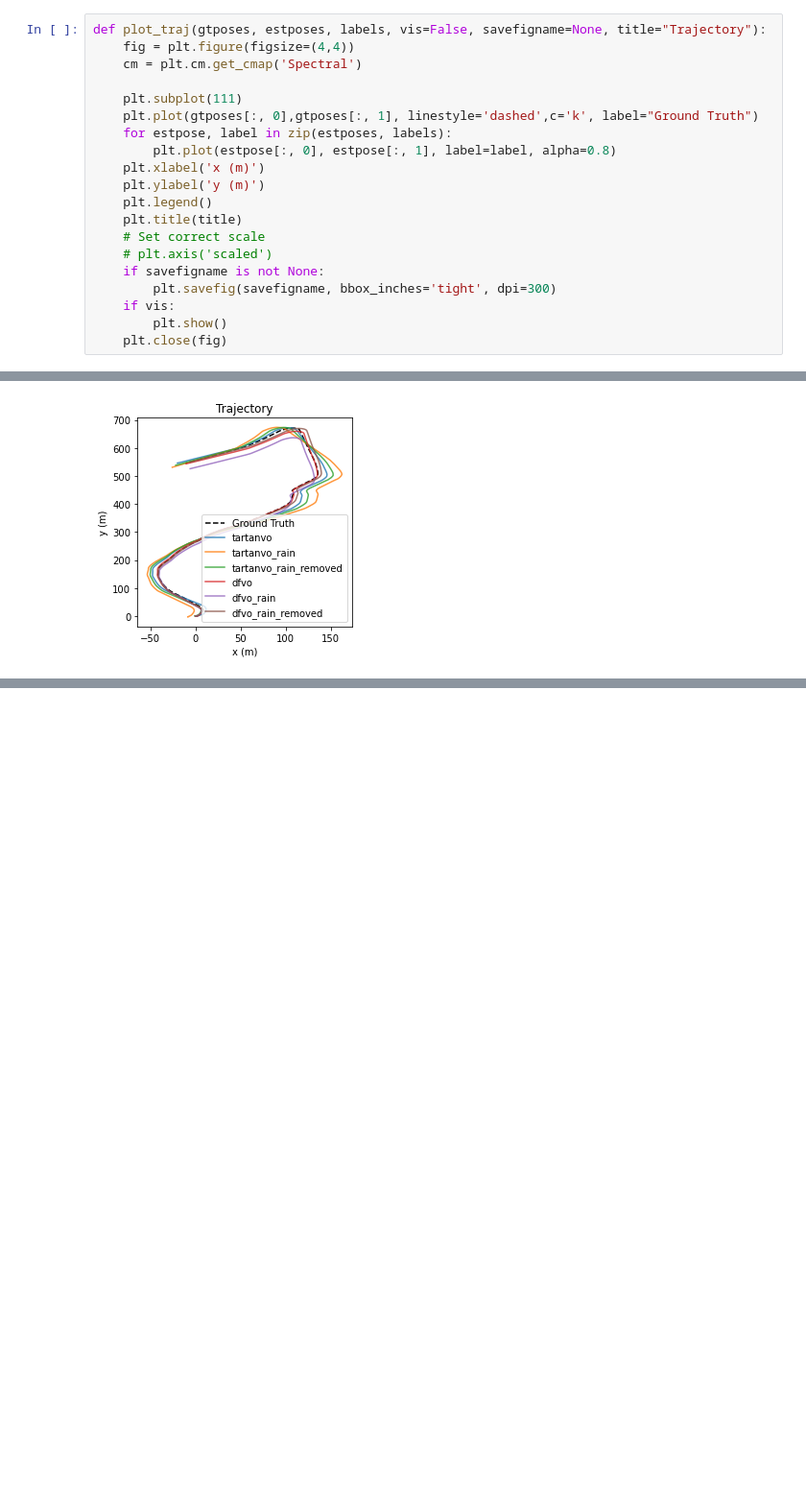
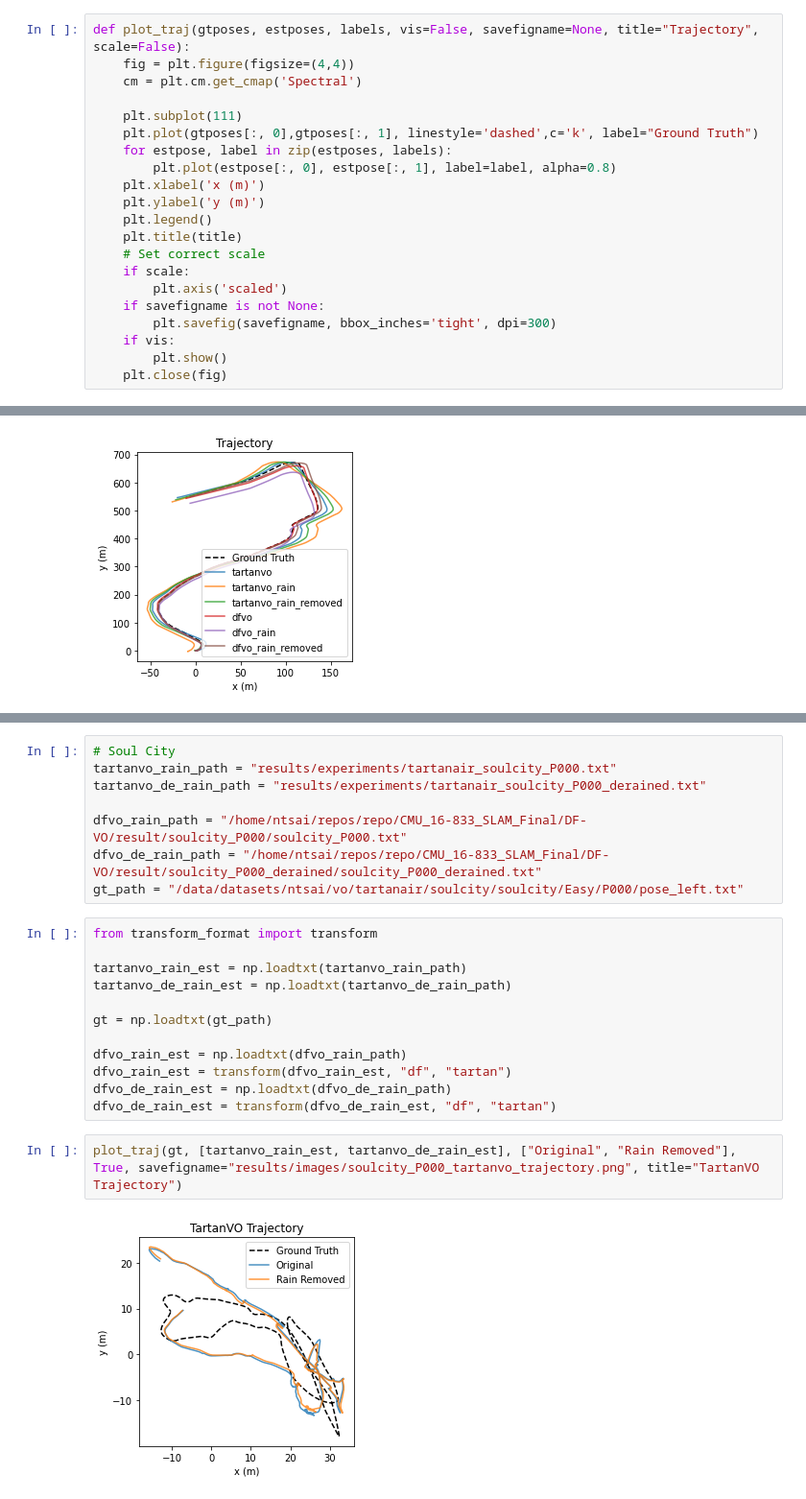
Before and after one commit to ztonege/CMU_16-833_SLAM_Final, a Jupyter notebook: TartanVO/plot_and_evaluate.ipynb, the cells around one changed output, grey strips where cells are left out. Shown at 96% size. Cells and saved outputs as stored; diff of their text form; blank space fills up the shorter version.

Commit message:
plot soulcity/endofworld

```diff
--- a/TartanVO/plot_and_evaluate.ipynb
+++ b/TartanVO/plot_and_evaluate.ipynb
@@ -10,7 +10,7 @@ dfvo_rain_path = "/home/ntsai/repos/DF-VO/result/kitti_10_rain/10_rain.txt"
 dfvo_de_rain_path = "/home/ntsai/repos/DF-VO/result/kitti_10_rain_removed/10_rain_removed.txt"
 gt_path = "data/KITTI_10/10.txt"
 # %%
-def plot_traj(gtposes, estposes, labels, vis=False, savefigname=None, title="Trajectory"):
+def plot_traj(gtposes, estposes, labels, vis=False, savefigname=None, title="Trajectory", scale=False):
     fig = plt.figure(figsize=(4,4))
     cm = plt.cm.get_cmap('Spectral')
 
@@ -23,7 +23,8 @@ def plot_traj(gtposes, estposes, labels, vis=False, savefigname=None, title="Tra
     plt.legend()
     plt.title(title)
     # Set correct scale
-    # plt.axis('scaled')
+    if scale:
+        plt.axis('scaled')
     if savefigname is not None:
         plt.savefig(savefigname, bbox_inches='tight', dpi=300)
     if vis:
@@ -67,3 +66,27 @@ for est_poses, name in zip([tartanvo_est, tartanvo_rain_est, tartanvo_de_rain_es
     evaluator = TartanAirEvaluator()
     results = evaluator.evaluate_one_trajectory(gt, est_poses, scale=False, kittitype=True)
     print("==> ATE: %.4f,\t KITTI-R/t: %.4f, %.4f" %(results['ate_score'], results['kitti_score'][0], results['kitti_score'][1]))
+# %%
+# Soul City
+tartanvo_rain_path = "results/experiments/tartanair_soulcity_P000.txt"
+tartanvo_de_rain_path = "results/experiments/tartanair_soulcity_P000_derained.txt"
+
+dfvo_rain_path = "/home/ntsai/repos/repo/CMU_16-833_SLAM_Final/DF-VO/result/soulcity_P000/soulcity_P000.txt"
+dfvo_de_rain_path = "/home/ntsai/repos/repo/CMU_16-833_SLAM_Final/DF-VO/result/soulcity_P000_derained/soulcity_P000_derained.txt"
+gt_path = "/data/datasets/ntsai/vo/tartanair/soulcity/soulcity/Easy/P000/pose_left.txt"
+# %%
+from transform_format import transform
+
+tartanvo_rain_est = np.loadtxt(tartanvo_rain_path)
+tartanvo_de_rain_est = np.loadtxt(tartanvo_de_rain_path)
+
+gt = np.loadtxt(gt_path)
+
+dfvo_rain_est = np.loadtxt(dfvo_rain_path)
+dfvo_rain_est = transform(dfvo_rain_est, "df", "tartan")
+dfvo_de_rain_est = np.loadtxt(dfvo_de_rain_path)
+dfvo_de_rain_est = transform(dfvo_de_rain_est, "df", "tartan")
+# %%
+plot_traj(gt, [tartanvo_rain_est, tartanvo_de_rain_est], ["Original", "Rain Removed"], True, savefigname="results/images/soulcity_P000_tartanvo_trajectory.png", title="TartanVO Trajectory")
+# %% [output]
+[figure, added]
```
Also changed, not shown: parts of 12 cells of this notebook.
